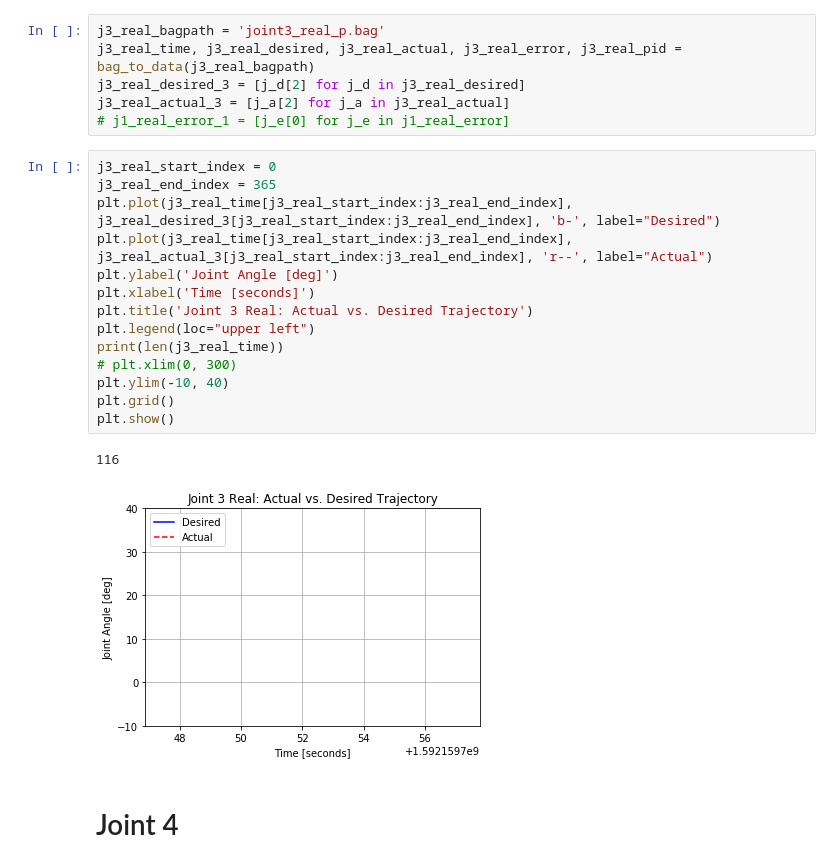
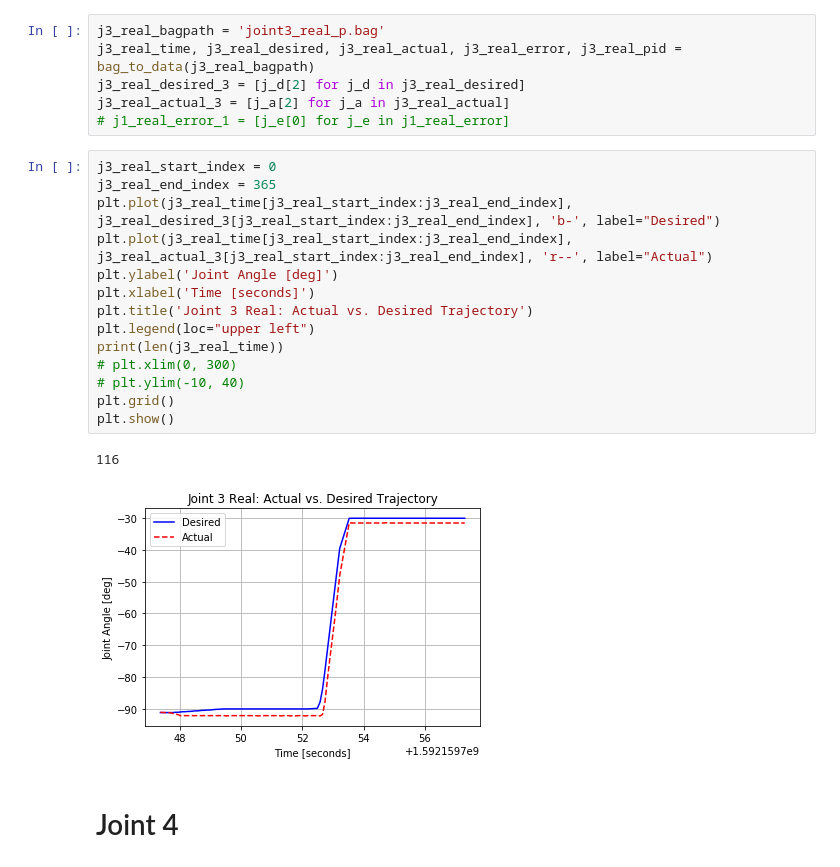
Before and after one commit to alonzolopez/bbot-master, a Jupyter notebook: rosbag/plot_joints_real.ipynb, the cells around one changed output. Saved outputs shown, nothing was run; the diff lists cells and outputs as text.

```diff
--- a/rosbag/plot_joints_real.ipynb
+++ b/rosbag/plot_joints_real.ipynb
@@ -233,20 +233,20 @@ j3_real_actual_3 = [j_a[2] for j_a in j3_real_actual]
 # %%
 j3_real_start_index = 0
 j3_real_end_index = 365
 plt.plot(j3_real_time[j3_real_start_index:j3_real_end_index], j3_real_desired_3[j3_real_start_index:j3_real_end_index], 'b-', label="Desired")
 plt.plot(j3_real_time[j3_real_start_index:j3_real_end_index], j3_real_actual_3[j3_real_start_index:j3_real_end_index], 'r--', label="Actual")
 plt.ylabel('Joint Angle [deg]')
 plt.xlabel('Time [seconds]')
 plt.title('Joint 3 Real: Actual vs. Desired Trajectory')
 plt.legend(loc="upper left")
 print(len(j3_real_time))
 # plt.xlim(0, 300)
-plt.ylim(-10, 40)
+# plt.ylim(-10, 40)
 plt.grid()
 plt.show()
 # %% [output]
 116
-[figure, old version]
+[figure, new version]
 # %% [markdown]
 # Joint 4
 # %% [markdown]
```
Also changed, not shown: parts of 3 cells of this notebook, 1 other file.
